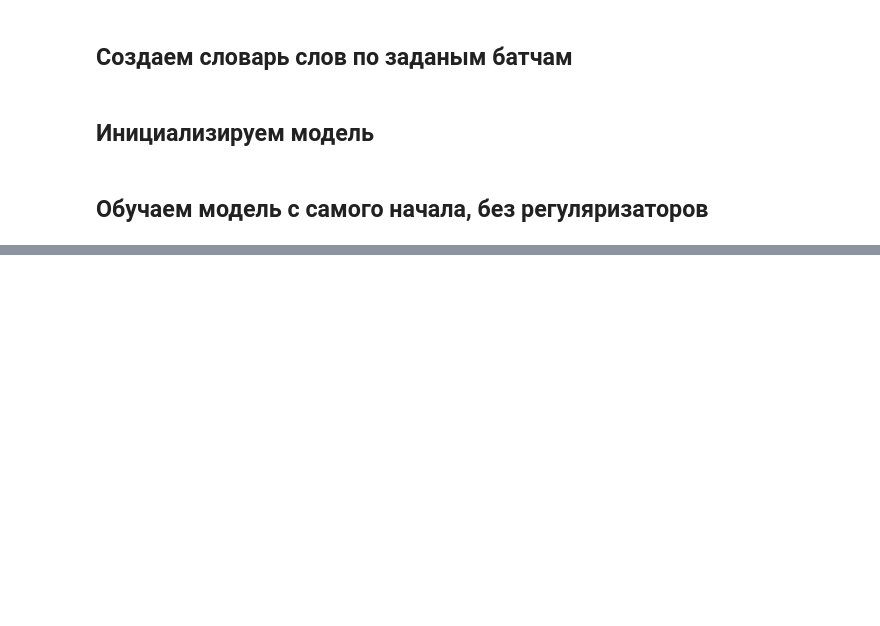
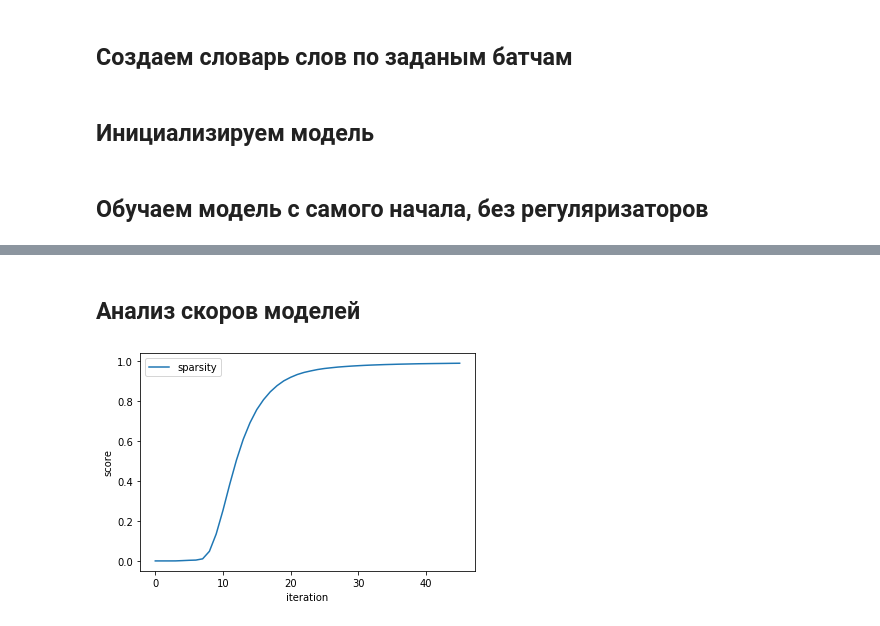
Before and after one commit to andriygav/MachineLearning, a Jupyter notebook: topicmodeling/main.ipynb, the cells around one changed output, grey strips where cells are left out. Cells and saved outputs as stored; diff of their text form; code cells hidden in the pictures; blank space fills up the shorter version.

```diff
--- a/topicmodeling/main.ipynb
+++ b/topicmodeling/main.ipynb
@@ -415,0 +418,12 @@ for i in iterator:
+# %% [markdown]
+## Анализ скоров моделей
+# %%
+plt.plot(model.score_tracker['sparsity'].value, label = 'sparsity')
+
+plt.legend(loc = 'best')
+
+plt.xlabel('iteration')
+plt.ylabel('score')
+plt.show()
+# %% [output]
+[figure, added]
```
Also changed, not shown: parts of 68 cells of this notebook.
